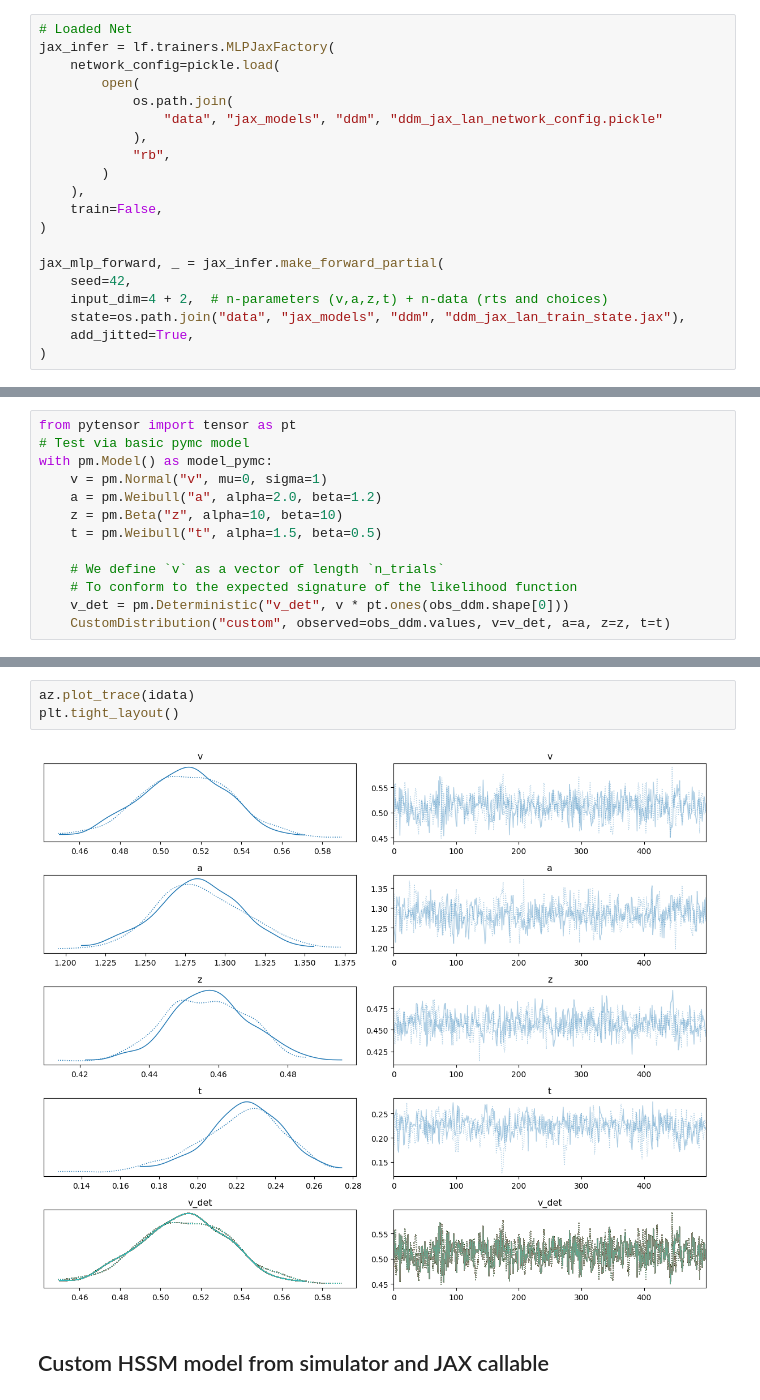
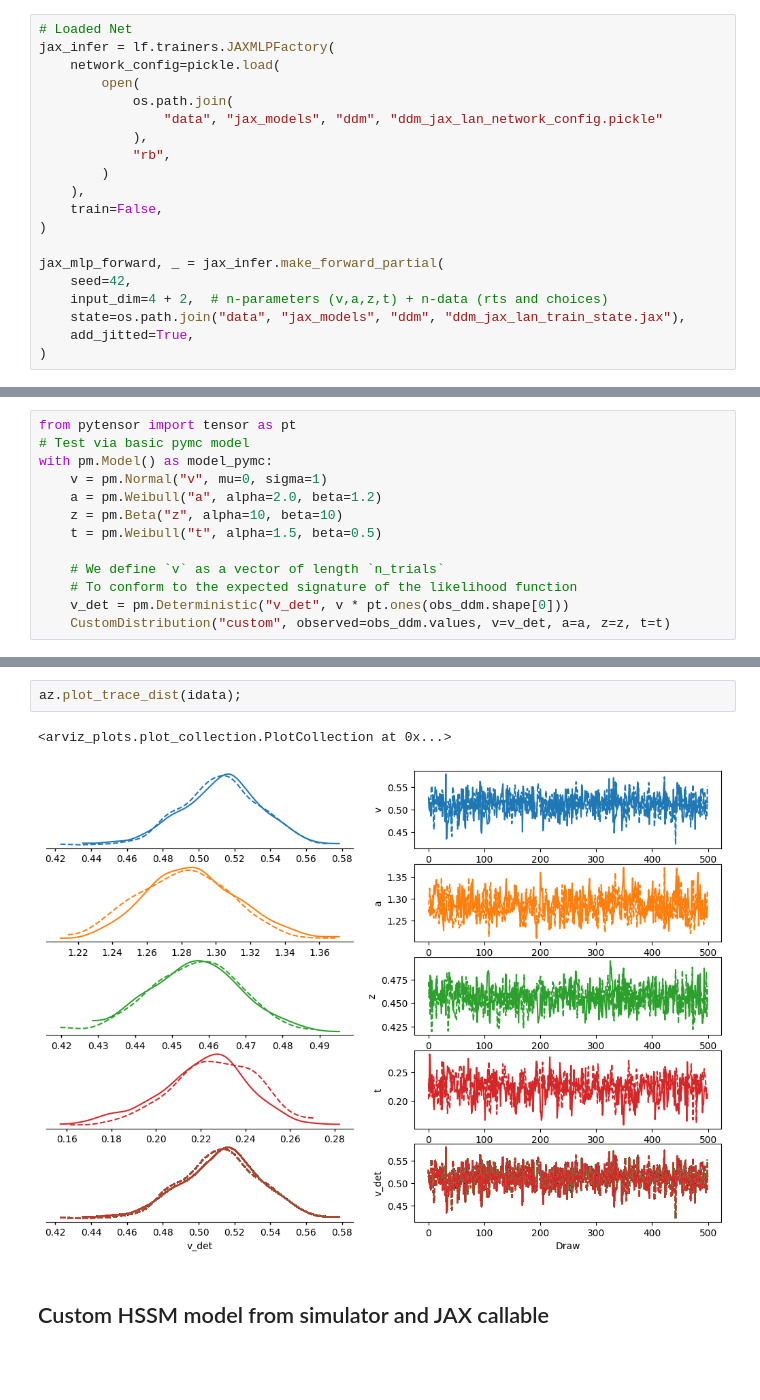
Before and after one commit to lnccbrown/HSSM, a Jupyter notebook: docs/tutorials/jax_callable_contribution_onnx_example.ipynb, the cells around one changed output, grey strips where cells are left out. Cells and saved outputs as stored; diff of their text form; blank space fills up the shorter version.

```diff
--- a/docs/tutorials/jax_callable_contribution_onnx_example.ipynb
+++ b/docs/tutorials/jax_callable_contribution_onnx_example.ipynb
@@ -46,7 +46,7 @@ In this particular example, we will reinstantiate a pretrained [LAN](https://eli
 > **Note:** `lanfactory` is an optional dependency of `hssm` and can be installed using the command `pip install hssm[notebook]`. Alternatively, you can install it directly with `pip install lanfactory`.
 # %%
 # Loaded Net
-jax_infer = lf.trainers.MLPJaxFactory(
+jax_infer = lf.trainers.JAXMLPFactory(
     network_config=pickle.load(
         open(
             os.path.join(
@@ -235,9 +237,9 @@ az.summary(idata)
 504 rows × 9 columns
 # %%
-az.plot_trace(idata)
-plt.tight_layout()
+az.plot_trace_dist(idata);
 # %% [output]
+<arviz_plots.plot_collection.PlotCollection at 0x...>
-[figure, old version]
+[figure, new version]
 # %% [markdown]
 ## Custom HSSM model from simulator and JAX callable
 # %% [markdown]
```
Also changed, not shown: parts of 5 cells of this notebook.
